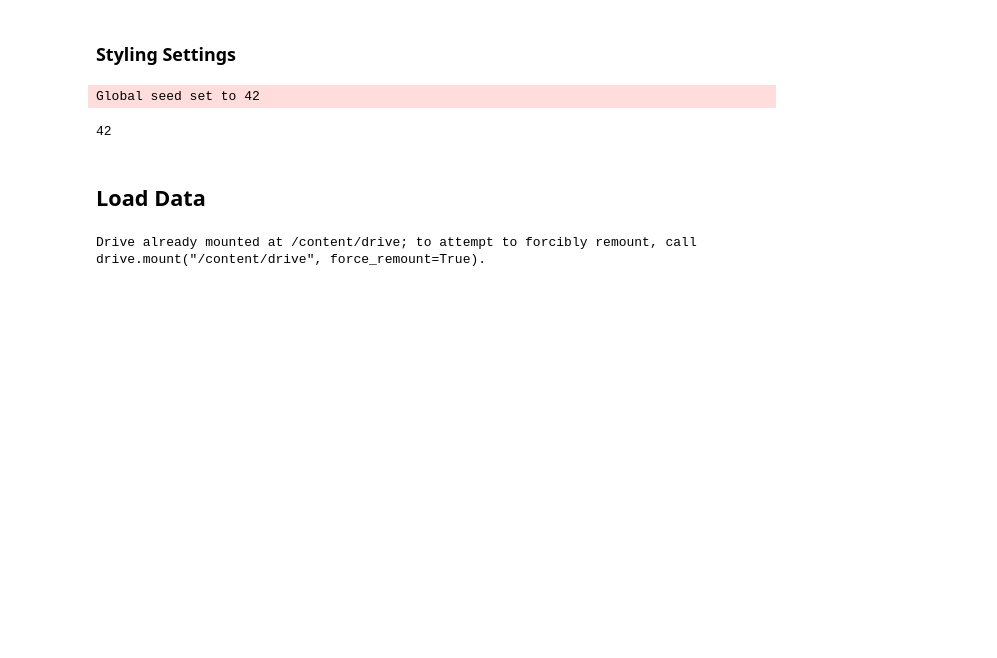
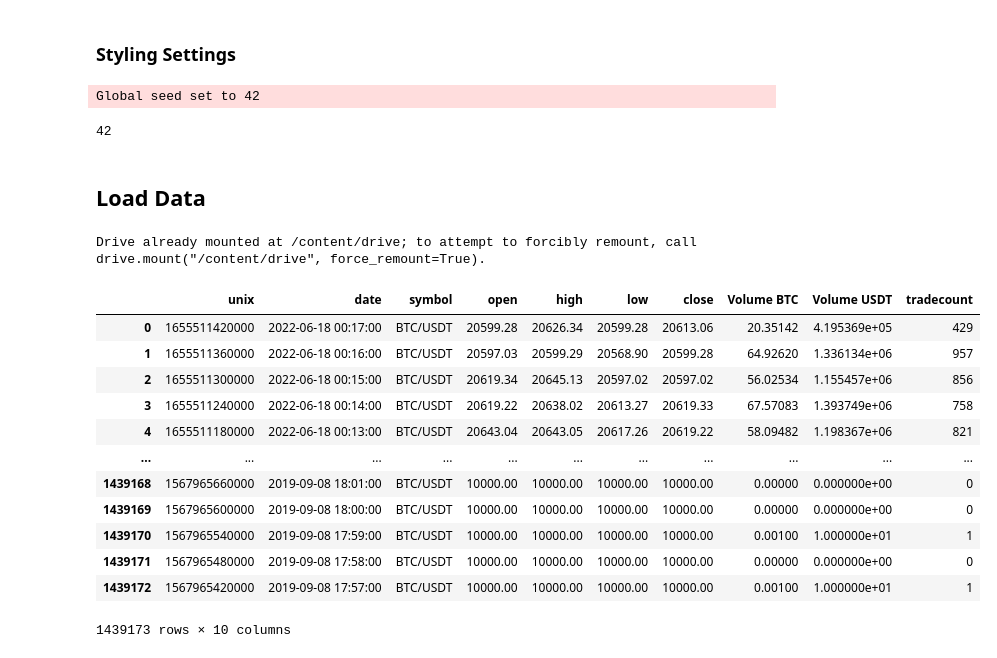
Before and after one commit to ibadrather/pytorch_learn, a Jupyter notebook: Part 13 - Multivariate_Time_Series_Data_Preprocessing_with_Pandas.ipynb, the cells around one changed output. Saved outputs shown, nothing was run; the diff lists cells and outputs as text; code cells hidden in the pictures; blank space fills up the shorter version.

```diff
--- a/Part 13 - Multivariate_Time_Series_Data_Preprocessing_with_Pandas.ipynb
+++ b/Part 13 - Multivariate_Time_Series_Data_Preprocessing_with_Pandas.ipynb
@@ -52,3 +52,21 @@ drive.mount('/content/drive')
 Drive already mounted at /content/drive; to attempt to forcibly remount, call drive.mount("/content/drive", force_remount=True).
 # %%
 # Dataset Source: https://www.cryptodatadownload.com/data/binance/
+
+data_path = "/content/drive/MyDrive/Colab Notebooks/Binance_BTCUSDT_minute.csv"
+df = pd.read_csv(data_path, parse_dates=["date"])
+df
+# %% [output]
+|  | unix | date | symbol | open | high | low | close | Volume BTC | Volume USDT | tradecount |
+| 0 | 1655511420000 | 2022-06-18 00:17:00 | BTC/USDT | 20599.28 | 20626.34 | 20599.28 | 20613.06 | 20.35142 | 4.195369e+05 | 429 |
+| 1 | 1655511360000 | 2022-06-18 00:16:00 | BTC/USDT | 20597.03 | 20599.29 | 20568.90 | 20599.28 | 64.92620 | 1.336134e+06 | 957 |
+| 2 | 1655511300000 | 2022-06-18 00:15:00 | BTC/USDT | 20619.34 | 20645.13 | 20597.02 | 20597.02 | 56.02534 | 1.155457e+06 | 856 |
+| 3 | 1655511240000 | 2022-06-18 00:14:00 | BTC/USDT | 20619.22 | 20638.02 | 20613.27 | 20619.33 | 67.57083 | 1.393749e+06 | 758 |
+| 4 | 1655511180000 | 2022-06-18 00:13:00 | BTC/USDT | 20643.04 | 20643.05 | 20617.26 | 20619.22 | 58.09482 | 1.198367e+06 | 821 |
+| ... | ... | ... | ... | ... | ... | ... | ... | ... | ... | ... |
+| 1439168 | 1567965660000 | 2019-09-08 18:01:00 | BTC/USDT | 10000.00 | 10000.00 | 10000.00 | 10000.00 | 0.00000 | 0.000000e+00 | 0 |
+| 1439169 | 1567965600000 | 2019-09-08 18:00:00 | BTC/USDT | 10000.00 | 10000.00 | 10000.00 | 10000.00 | 0.00000 | 0.000000e+00 | 0 |
+| 1439170 | 1567965540000 | 2019-09-08 17:59:00 | BTC/USDT | 10000.00 | 10000.00 | 10000.00 | 10000.00 | 0.00100 | 1.000000e+01 | 1 |
+| 1439171 | 1567965480000 | 2019-09-08 17:58:00 | BTC/USDT | 10000.00 | 10000.00 | 10000.00 | 10000.00 | 0.00000 | 0.000000e+00 | 0 |
+| 1439172 | 1567965420000 | 2019-09-08 17:57:00 | BTC/USDT | 10000.00 | 10000.00 | 10000.00 | 10000.00 | 0.00100 | 1.000000e+01 | 1 |
+1439173 rows × 10 columns
```
Also changed, not shown: parts of 22 cells of this notebook.
